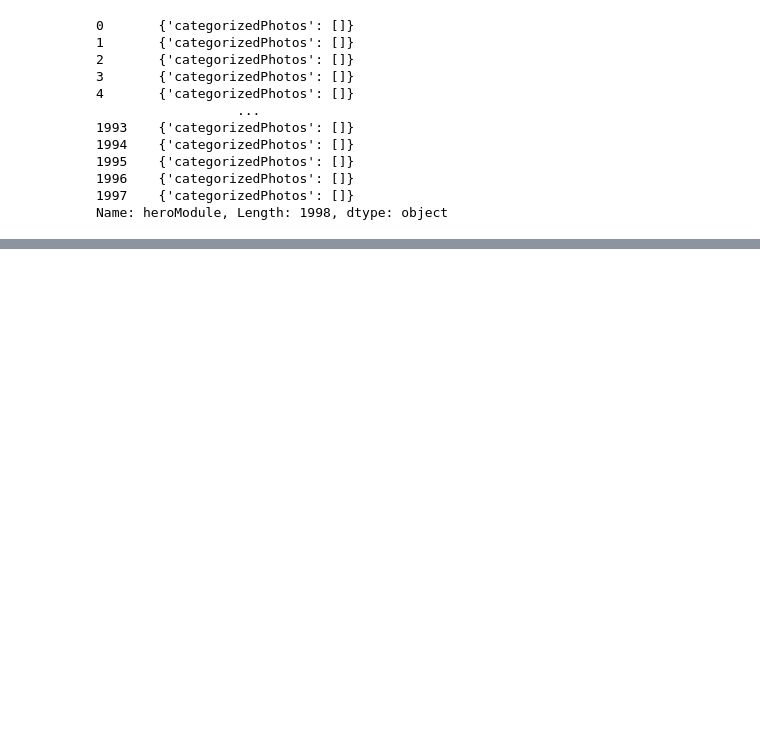
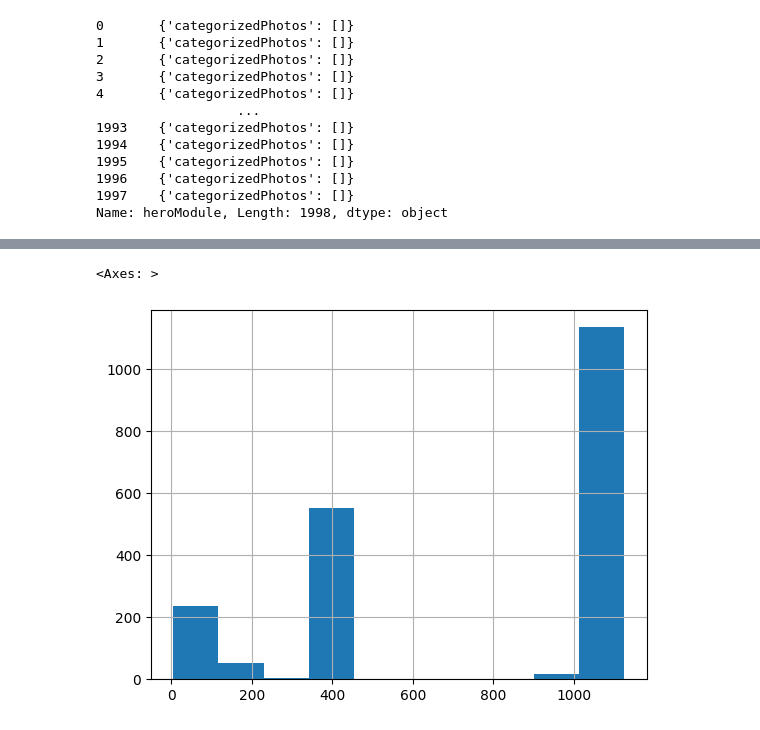
Before and after one commit to manuelarcer/airbnylizer, a Jupyter notebook: explore_largeJSON.ipynb, the cells around one changed output, grey strips where cells are left out. Cells and saved outputs as stored; diff of their text form; code cells hidden in the pictures; blank space fills up the shorter version.

```diff
--- a/explore_largeJSON.ipynb
+++ b/explore_largeJSON.ipynb
@@ -325,0 +375,5 @@ KeyError: 'rate'
+# %%
+df.maxNights.hist()
+# %% [output]
+<Axes: >
+[figure, added]
```
Also changed, not shown: parts of 40 cells of this notebook.
